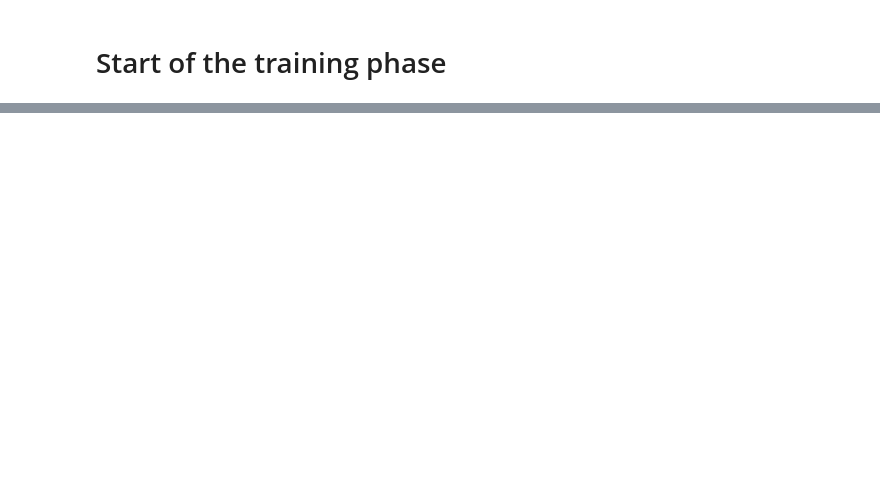
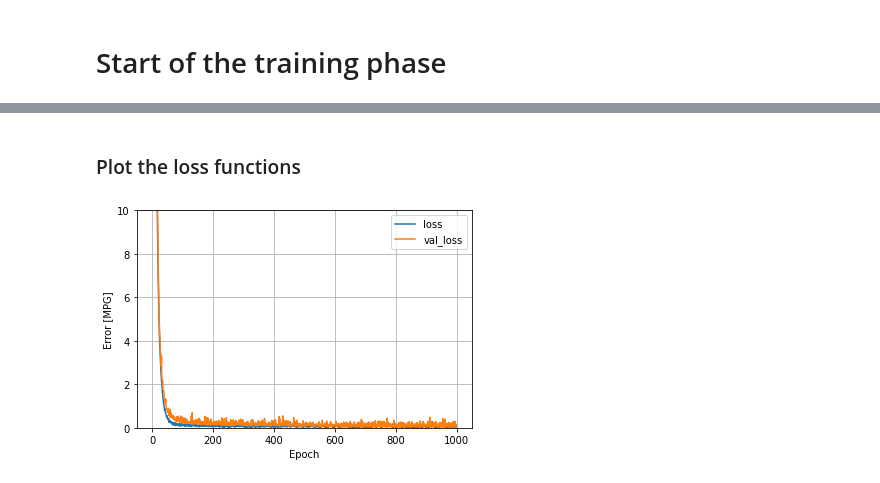
Before and after one commit to VinciGit00/Python, a Jupyter notebook: NeuralNetwork/Regression_tensorflow.ipynb, the cells around one changed output, grey strips where cells are left out. Cells and saved outputs as stored; diff of their text form; code cells hidden in the pictures; blank space fills up the shorter version.

```diff
--- a/NeuralNetwork/Regression_tensorflow.ipynb
+++ b/NeuralNetwork/Regression_tensorflow.ipynb
@@ -121,5 +147,12 @@ _________________________________________________________________
 # %% [markdown]
 # Start of the training phase
-# %%
-#Sono arrivato al minuto 7
-model.fit()
+# %%
+class PrintDot(keras.callbacks.Callback):
+  def on_epoch_end(self, epoch, logs):
+    if epoch%100 ==0 :print('')
+    print('.', end='')
+# %%
+history = model.fit (normed_train_data,
+           train_labels, epochs = 1000,
+           validation_split = 0.2,
+           verbose = 0, callbacks=[PrintDot()])
@@ -125,0 +181,15 @@ model.fit()
+# %% [markdown]
+### Plot the loss functions
+# %%
+def plot_loss(history):
+  plt.plot(history.history['loss'], label='loss')
+  plt.plot(history.history['val_loss'], label='val_loss')
+  plt.ylim([0, 10])
+  plt.xlabel('Epoch')
+  plt.ylabel('Error [MPG]')
+  plt.legend()
+  plt.grid(True)
+# %%
+plot_loss(history)
+# %% [output]
+[figure, added]
```
Also changed, not shown: parts of 8 cells of this notebook.
